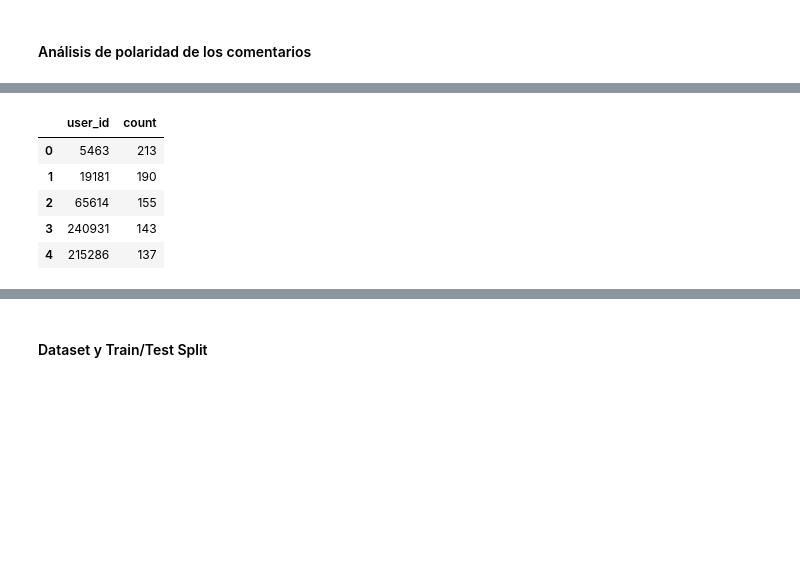
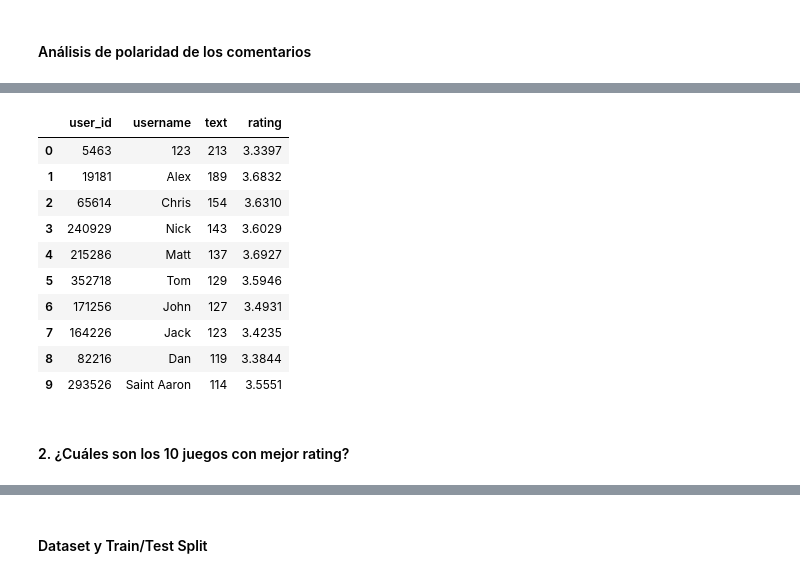
Before and after one commit to jmquintana/data_science_sprint_3, a Jupyter notebook: JoseQuintana_DS_Proyecto_03_SR.ipynb, the cells around one changed output, grey strips where cells are left out. Cells and saved outputs as stored; diff of their text form; code cells hidden in the pictures; blank space fills up the shorter version.

```diff
--- a/JoseQuintana_DS_Proyecto_03_SR.ipynb
+++ b/JoseQuintana_DS_Proyecto_03_SR.ipynb
@@ -325,0 +369,6 @@ data_games.head()
+# %%
+# Como vemos que existen dos 'id' duplicados y dos NaN, procedemos a eliminarlos
+print('Size antes de eliminar instancias', data_games.shape)
+data_games.drop_duplicates(subset=['id'], inplace=True)
+data_games.dropna(subset=['id'], inplace=True)
+print('Size después de eliminar instancias', data_games.shape)
@@ -414,5 +462,5 @@ sentiment    7182
 dtype: int64
 # %%
-# Descarto los missings de 'id' y de 'app_name'
-data_games.dropna(axis=0, subset=['id', 'app_name'], inplace=True)
+# Descarto los missings de 'app_name'
+data_games.dropna(axis=0, subset=['app_name'], inplace=True)
 # %% [output]
@@ -452,3 +500,8 @@ id            int64
 developer    object
 sentiment    object
 dtype: object
+# %%
+# Agregamos el nombre del juego al dataframe de reviews
+data_reviews = pd.merge(data_reviews, data_games[['id', 'app_name']], how='left', left_on='product_id', right_on='id')
+data_reviews.drop(['id'], axis=1, inplace=True)
+data_reviews.shape
@@ -476,6 +542,9 @@ tokenizer=RegexpTokenizer("\w+")
 # Importamos la función que nos permite Stemmizar de nltk y definimos el stemmer
 stemmer = PorterStemmer()
 
+# Instanciamos el Lemmatizer
+lemmatizer = WordNetLemmatizer()
+
 # Traemos las stopwords
-stopwords = set(stopwords.words('english'))
+stopwords = nltk.corpus.stopwords.words('english')
 # %% [output]
@@ -687,4 +748,4 @@ plt.show()
 # %%
-reviews_count = df_reviews.groupby('user_id').count().text.sort_values(ascending=False).reset_index().rename(columns={'text':'count'})
-reviews_count.head()
+preg_1 = df_reviews.groupby('user_id').agg({'username':'first', 'text':'count', 'rating':'mean'})
+preg_1.sort_values('text', ascending=False).reset_index().head(10)
 # %% [output]
@@ -692,6 +753,13 @@ reviews_count.head()
-|  | user_id | count |
-| 0 | 5463 | 213 |
-| 1 | 19181 | 190 |
-| 2 | 65614 | 155 |
-| 3 | 240931 | 143 |
-| 4 | 215286 | 137 |
+|  | user_id | username | text | rating |
+| 0 | 5463 | 123 | 213 | 3.3397 |
+| 1 | 19181 | Alex | 189 | 3.6832 |
+| 2 | 65614 | Chris | 154 | 3.6310 |
+| 3 | 240929 | Nick | 143 | 3.6029 |
+| 4 | 215286 | Matt | 137 | 3.6927 |
+| 5 | 352718 | Tom | 129 | 3.5946 |
+| 6 | 171256 | John | 127 | 3.4931 |
+| 7 | 164226 | Jack | 123 | 3.4235 |
+| 8 | 82216 | Dan | 119 | 3.3844 |
+| 9 | 293526 | Saint Aaron | 114 | 3.5551 |
+# %% [markdown]
+#### 2. ¿Cuáles son los 10 juegos con mejor rating?
```
Also changed, not shown: parts of 121 cells of this notebook.
